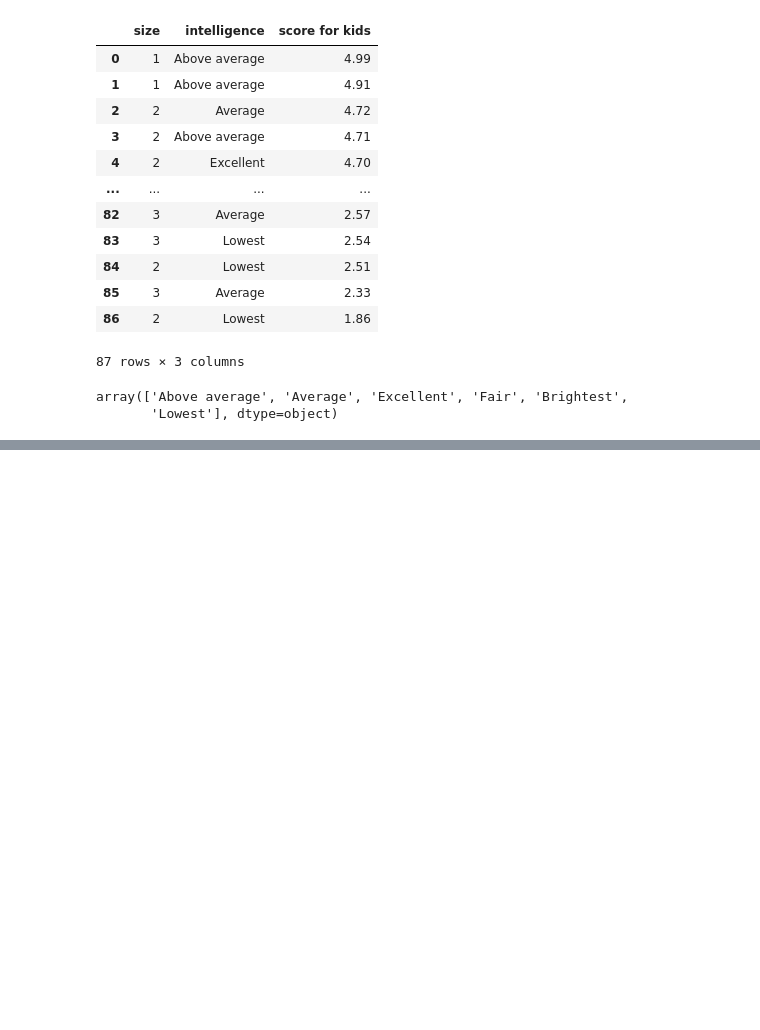
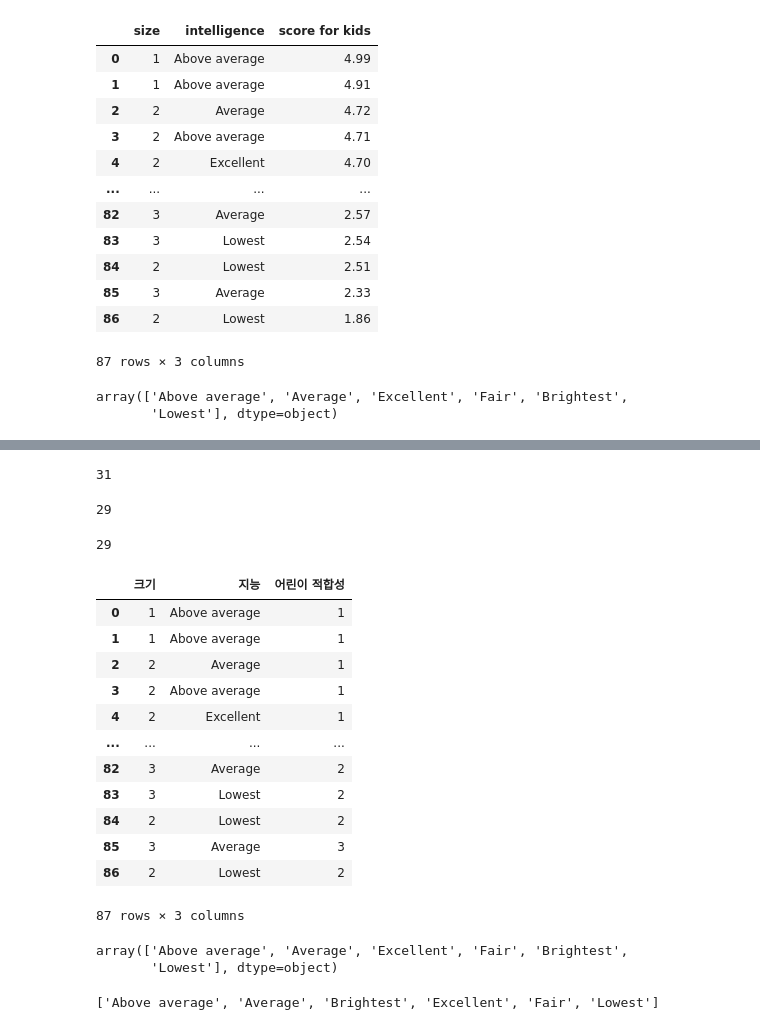
Before and after one commit to junnnnghee/dog-breed-app, a Jupyter notebook: test.ipynb, the cells around one changed output, grey strips where cells are left out. Drawn from its saved outputs; the diff is of its cells as text; code cells hidden in the pictures; blank space fills up the shorter version.

```diff
--- a/test.ipynb
+++ b/test.ipynb
@@ -38,3 +36,5 @@ X = df.loc[ : , ['size', 'intelligence', 'score for kids'] ]
+# %%
+X = df.loc[ : , ['크기', '지능', '어린이 적합성'] ]
 # %%
 y
 # %% [output]
@@ -117,0 +132,34 @@ array(['Above average', 'Average', 'Excellent', 'Fair', 'Brightest',
+# %%
+X.loc[X['크기'] == 'small','크기'] = 1
+# %%
+X.loc[X['크기']== 1,'크기'].count()
+# %% [output]
+31
+# %%
+X.loc[X['크기'] == 'medium','크기'].count()
+# %% [output]
+29
+# %%
+X.loc[X['크기'] == 'medium','크기'] = 2
+# %%
+X.loc[X['크기'] == 2,'크기'].count()
+# %% [output]
+29
+# %%
+X.loc[X['크기'] == 'large','크기'] = 3
+# %%
+X
+# %% [output]
+|  | 크기 | 지능 | 어린이 적합성 |
+| 0 | 1 | Above average | 1 |
+| 1 | 1 | Above average | 1 |
+| 2 | 2 | Average | 1 |
+| 3 | 2 | Above average | 1 |
+| 4 | 2 | Excellent | 1 |
+| ... | ... | ... | ... |
+| 82 | 3 | Average | 2 |
+| 83 | 3 | Lowest | 2 |
+| 84 | 2 | Lowest | 2 |
+| 85 | 3 | Average | 3 |
+| 86 | 2 | Lowest | 2 |
+87 rows × 3 columns
@@ -117,0 +168,9 @@ array(['Above average', 'Average', 'Excellent', 'Fair', 'Brightest',
+# %%
+X['지능'].unique()
+# %% [output]
+array(['Above average', 'Average', 'Excellent', 'Fair', 'Brightest',
+       'Lowest'], dtype=object)
+# %%
+sorted(X['지능'].unique())
+# %% [output]
+['Above average', 'Average', 'Brightest', 'Excellent', 'Fair', 'Lowest']
```
Also changed, not shown: parts of 21 cells of this notebook.
